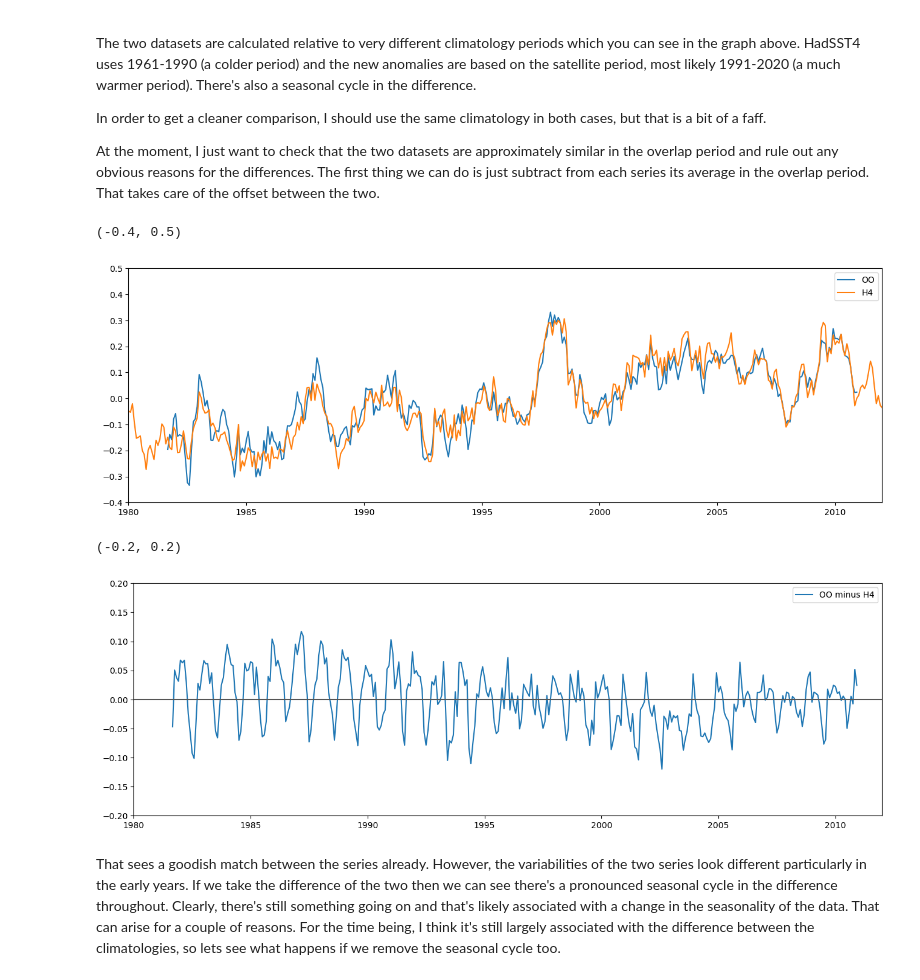
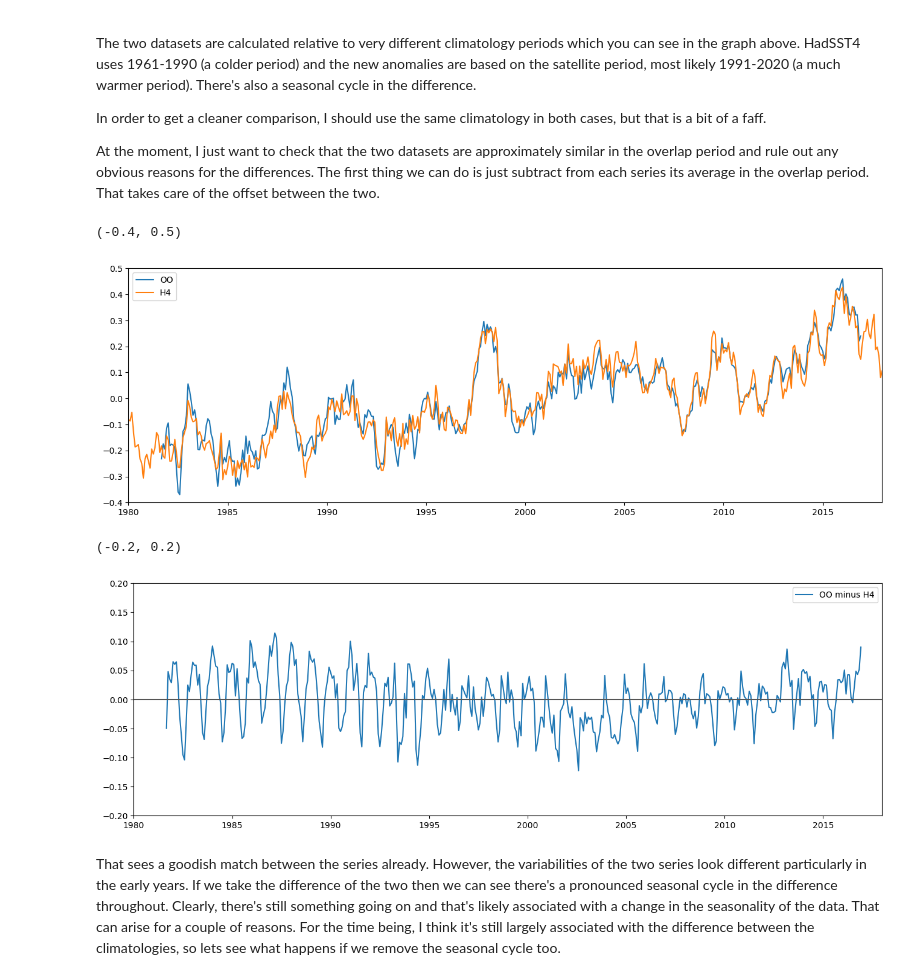
Before and after one commit to jjk-code-otter/open-ocean, a Jupyter notebook: notebooks/compare_to_hadsst4.ipynb, the cells around one changed output. Saved outputs shown, nothing was run; the diff lists cells and outputs as text; code cells hidden in the pictures.

```diff
--- a/notebooks/compare_to_hadsst4.ipynb
+++ b/notebooks/compare_to_hadsst4.ipynb
@@ -16,7 +16,7 @@ from itertools import product
 import os
 import matplotlib.pyplot as plt
 # %%
-data_dir = Path(os.getenv("DATADIR"))
+data_dir = Path(os.getenv("OODIR"))
 # %% [markdown]
 Area weights
 ============
@@ -107,25 +107,25 @@ difference = zeroed_oo - zeroed_h4[selection]
 # %%
 plt.figure()
 plt.gcf().set_size_inches(16,5)
 plt.plot(oo_time, zeroed_oo, label='OO')
 plt.plot(h4_time, zeroed_h4, label='H4')
 plt.legend()
-plt.xlim(1980, 2012)
+plt.xlim(1980, 2018)
 plt.ylim(-0.4,0.5)
 # %% [output]
 (-0.4, 0.5)
-[figure, old version]
+[figure, new version]
 # %%
 plt.figure()
 plt.gcf().set_size_inches(16, 5)
 plt.plot(oo_time, difference, label='OO minus H4')
-plt.plot([1980,2012],[0,0],color='#555555')
+plt.plot([1980,2018],[0,0],color='#555555')
 plt.legend()
-plt.xlim(1980, 2012)
+plt.xlim(1980, 2018)
 plt.ylim(-0.2,0.2)
 # %% [output]
 (-0.2, 0.2)
-[figure, old version]
+[figure, new version]
 # %% [markdown]
 That sees a goodish match between the series already. However, the variabilities of the two series look different particularly in the early years. If we take the difference of the two then we can see there's a pronounced seasonal cycle in the difference throughout. Clearly, there's still something going on and that's likely associated with a change in the seasonality of the data. That can arise for a couple of reasons. For the time being, I think it's still largely associated with the difference between the climatologies, so lets see what happens if we remove the seasonal cycle too.
 # %% [markdown]
```
Also changed, not shown: parts of 4 cells of this notebook, 9 other files.
